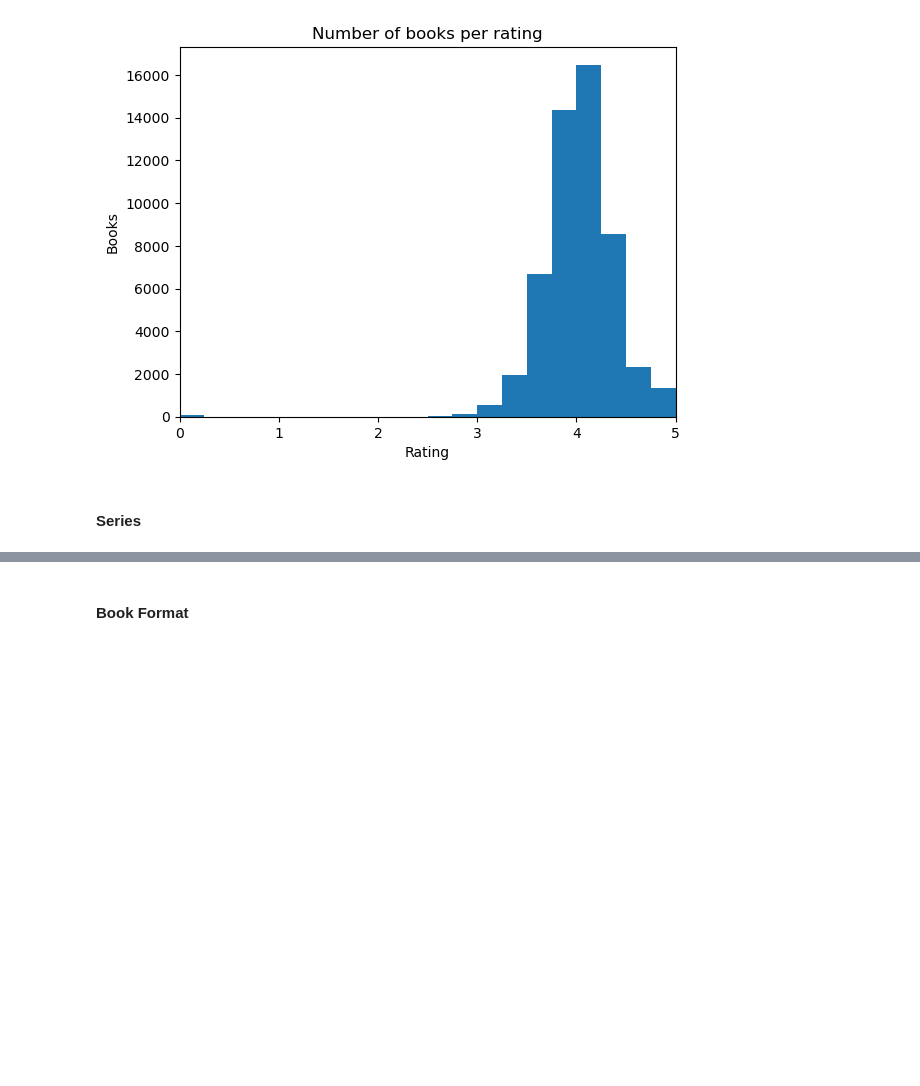
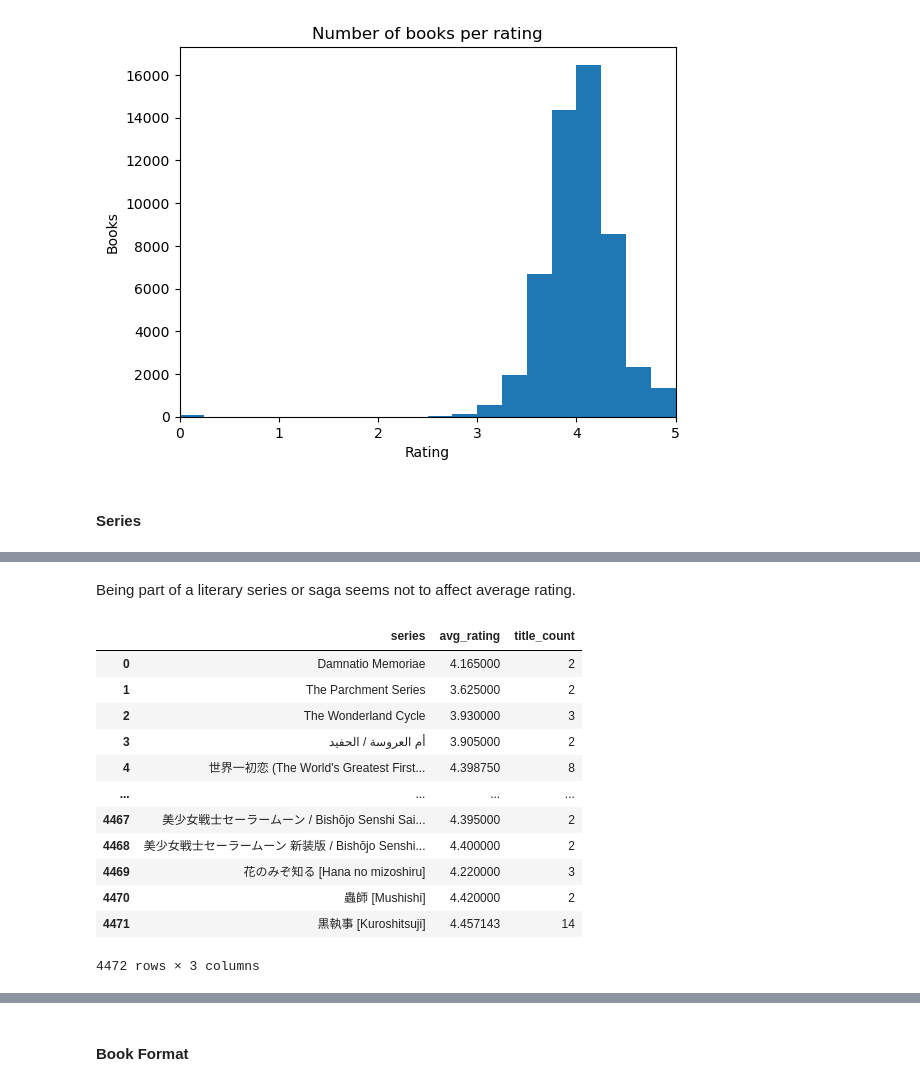
Before and after one commit to alleida23/Final_Project, a Jupyter notebook: goodreads_data_EDA&LR.ipynb, the cells around one changed output, grey strips where cells are left out. Saved outputs shown, nothing was run; the diff lists cells and outputs as text; code cells hidden in the pictures; blank space fills up the shorter version.

```diff
--- a/goodreads_data_EDA&LR.ipynb
+++ b/goodreads_data_EDA&LR.ipynb
@@ -123,0 +124,31 @@ plt.show()
+# %% [markdown]
+Being part of a literary series or saga seems not to affect average rating.
+# %%
+# Calculate the average rating per series
+series_avg_rating = gr_data.groupby('series')['rating'].mean()
+
+# Count the number of titles per series
+series_title_counts = gr_data.groupby('series').size()
+
+# Create a DataFrame from the series_avg_rating and series_title_counts
+df_avg_rating = pd.DataFrame({
+    'series': series_avg_rating.index,
+    'avg_rating': series_avg_rating.values,
+    'title_count': series_title_counts.values
+})
+
+df_avg_rating
+# %% [output]
+|  | series | avg_rating | title_count |
+| 0 | Damnatio Memoriae | 4.165000 | 2 |
+| 1 | The Parchment Series | 3.625000 | 2 |
+| 2 | The Wonderland Cycle | 3.930000 | 3 |
+| 3 | أم العروسة / الحفيد | 3.905000 | 2 |
+| 4 | 世界一初恋 (The World's Greatest First... | 4.398750 | 8 |
+| ... | ... | ... | ... |
+| 4467 | 美少女戦士セーラームーン / Bishōjo Senshi Sai... | 4.395000 | 2 |
+| 4468 | 美少女戦士セーラームーン 新装版 / Bishōjo Senshi... | 4.400000 | 2 |
+| 4469 | 花のみぞ知る [Hana no mizoshiru] | 4.220000 | 3 |
+| 4470 | 蟲師 [Mushishi] | 4.420000 | 2 |
+| 4471 | 黒執事 [Kuroshitsuji] | 4.457143 | 14 |
+4472 rows × 3 columns
```
Also changed, not shown: parts of 7 cells of this notebook.
